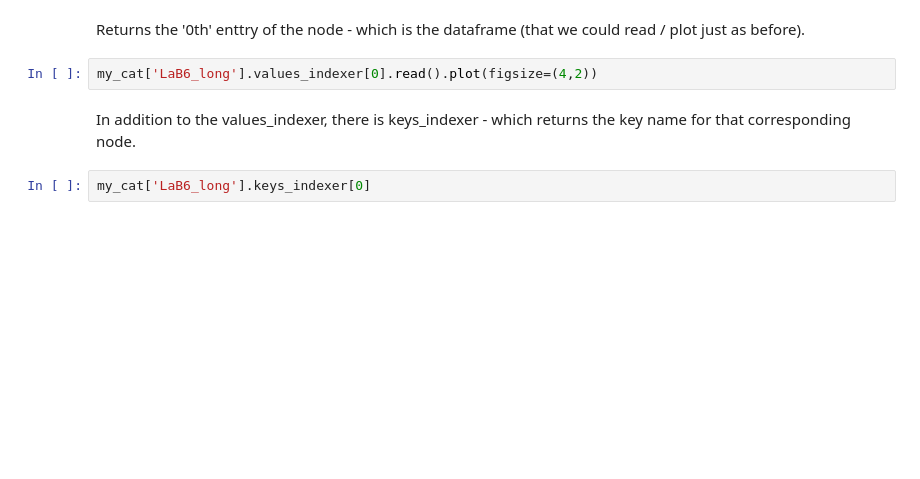
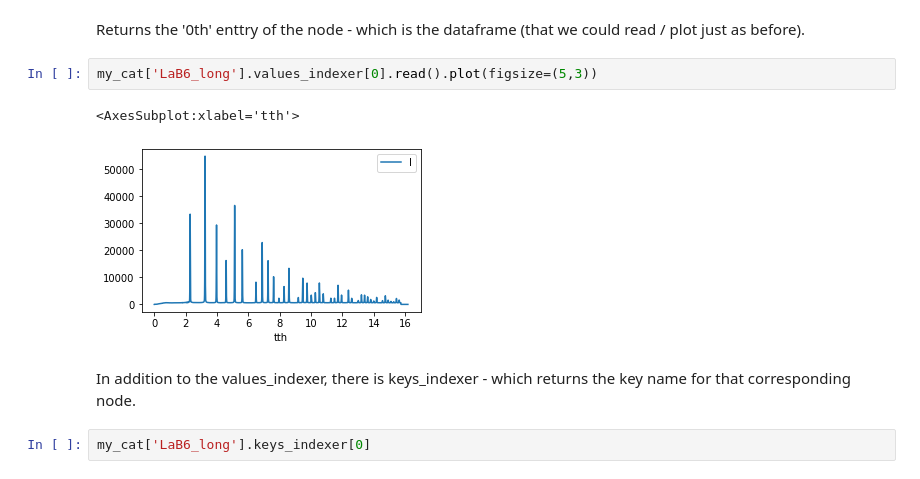
Before and after one commit to NSLS-II/um2022, a Jupyter notebook: Quick_PD_Viz.ipynb, the cells around one changed output. Saved outputs shown, nothing was run; the diff lists cells and outputs as text; blank space fills up the shorter version.

```diff
--- a/Quick_PD_Viz.ipynb
+++ b/Quick_PD_Viz.ipynb
@@ -51,7 +106,10 @@ my_cat['LaB6_long']['LaB6_long_20210913-230727_322be6_0001_mean_tth']
 # %% [markdown]
 Returns the '0th' enttry of the node - which is the dataframe (that we could read / plot just as before).
 # %%
-my_cat['LaB6_long'].values_indexer[0].read().plot(figsize=(4,2))
+my_cat['LaB6_long'].values_indexer[0].read().plot(figsize=(5,3))
+# %% [output]
+<AxesSubplot:xlabel='tth'>
+[figure, added]
 # %% [markdown]
 In addition to the values_indexer, there is keys_indexer - which returns the key name for that corresponding node.
 # %%
```
Also changed, not shown: parts of 54 cells of this notebook, 4 other files.
